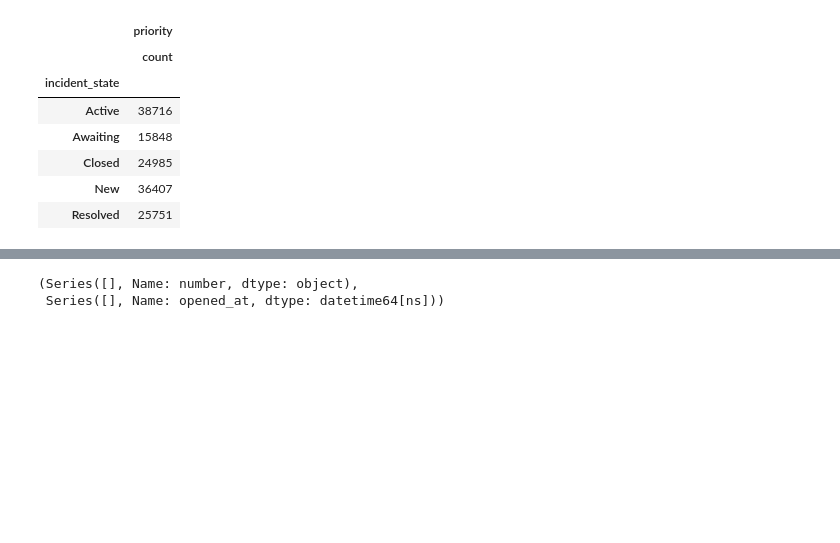
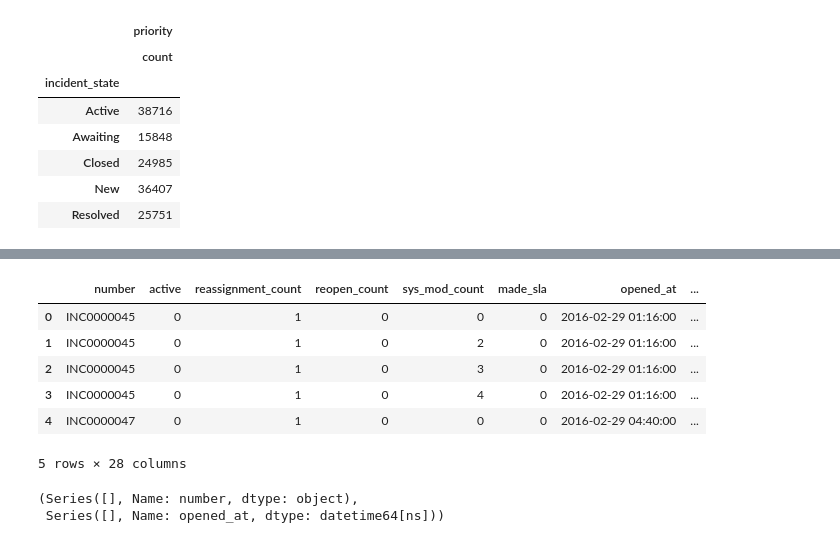
Before and after one commit to akhilNair/Accident_Severity_Prediction, a Jupyter notebook: Incident_Management.ipynb, the cells around one changed output, grey strips where cells are left out. Saved outputs shown, nothing was run; the diff lists cells and outputs as text; code cells hidden in the pictures; blank space fills up the shorter version.

```diff
--- a/Incident_Management.ipynb
+++ b/Incident_Management.ipynb
@@ -4,6 +4,8 @@ import numpy as np
 import matplotlib.pyplot as plt
 import seaborn as sns
 from tqdm import tqdm
+from sklearn.preprocessing import MinMaxScaler
+scaler = MinMaxScaler(feature_range=(0, 1))
 # %%
 df=pd.read_csv("./Data/incident_event_log.csv")
 df.head()
@@ -133,8 +131,10 @@ df['active'] = df['active'].apply(lambda x : 1 if x == 'True' else 0)
 df['made_sla'] = df['made_sla'].apply(lambda x : 1 if x == 'True' else 0)
 df['knowledge'] = df['knowledge'].apply(lambda x : 1 if x == 'True' else 0)
 df['u_priority_confirmation'] = df['u_priority_confirmation'].apply(lambda x : 1 if x == 'True' else 0)
-
 df['priority'] = df['priority'].apply(lambda x : 1 if '1' in x else 2 if '2' in x else 3 if '3' in x else 4)
 df['impact'] = df['impact'].apply(lambda x : 1 if '1' in x else 2 if '2' in x else 3 if '3' in x else 4)
 df['urgency'] = df['urgency'].apply(lambda x : 1 if '1' in x else 2 if '2' in x else 3 if '3' in x else 4)
+reass_count_labels = [1,2,3,4,5]
+df['reassignment_count'] = pd.cut(df['reassignment_count'],bins = 5, labels = reass_count_labels)
+df = pd.get_dummies(df,columns = ['incident_state'])
 # %%
@@ -182,10 +176,8 @@ df['number'][df['lifetime'] < 0], df['opened_at'][df['lifetime'] < 0]
 def update_same_case_records(df):
     df.reset_index()
     unique_case_ids = df['number'].unique()
-    #print('Unique case ids : ',unique_case_ids)
     if len(unique_case_ids) > 0:
         for case_id in tqdm(unique_case_ids):
-            #print('CASE ID : ',case_id)
             #indicidual case id reccords
             df_case = df[df['number'] == case_id]
             #sort the column by system updated at
@@ -193,19 +185,11 @@ def update_same_case_records(df):
             #sorted_df_case.reset_index(inplace=True)
             initial_record = sorted_df_case.iloc[[0]]
             latest_record = sorted_df_case.iloc[[sorted_df_case.shape[0]-1]]
-            # print('*'*20)
-            # print('Initial record : ',initial_record)
-            # print('*'*20)
-            # print('*'*20)
-            # print('Latest record : ',latest_record)
-            # print('*'*20)
             lifetime = latest_record['closed_at'] - latest_record['opened_at']
             lifetime = lifetime.dt.days.values[0]
             if  lifetime <= 0: latest_record['opened_at'] = initial_record['sys_updated_at'].values
-            #print('Unique caseids : ',df['number'].unique())
             df = df[df['number'] != case_id]
             if df['number'].isnull().values.any():
-                df = latest_record.to_frame()
                 df = pd.concat([df,latest_record.to_frame()])
             else: df = pd.concat([df,latest_record])
     return df
@@ -222 +204,23 @@ df_new['action_at'] = df_new['sys_updated_at'] - df_new['opened_at']
+# %%
+# create features lifetime and action_at
+df_new['lifetime'] = df_new['closed_at'] - df_new['opened_at']
+df_new['action_at'] = df_new['sys_updated_at'] - df_new['opened_at']
+
+#store only days values as features
+df_new['lifetime'] = df_new['lifetime'].dt.days
+df_new['action_at'] = df_new['action_at'].dt.days
+
+#scale lifetime and action_at features
+features = ['lifetime','action_at']
+df_new[features] = scaler.fit_transform(df_new[features])
+# %%
+df_new.head()
+# %% [output]
+|  | number | active | reassignment_count | reopen_count | sys_mod_count | made_sla | opened_at | ... |
+| 0 | INC0000045 | 0 | 1 | 0 | 0 | 0 | 2016-02-29 01:16:00 | ... |
+| 1 | INC0000045 | 0 | 1 | 0 | 2 | 0 | 2016-02-29 01:16:00 | ... |
+| 2 | INC0000045 | 0 | 1 | 0 | 3 | 0 | 2016-02-29 01:16:00 | ... |
+| 3 | INC0000045 | 0 | 1 | 0 | 4 | 0 | 2016-02-29 01:16:00 | ... |
+| 4 | INC0000047 | 0 | 1 | 0 | 0 | 0 | 2016-02-29 04:40:00 | ... |
+5 rows × 28 columns
 # %%
```
Also changed, not shown: parts of 21 cells of this notebook.
